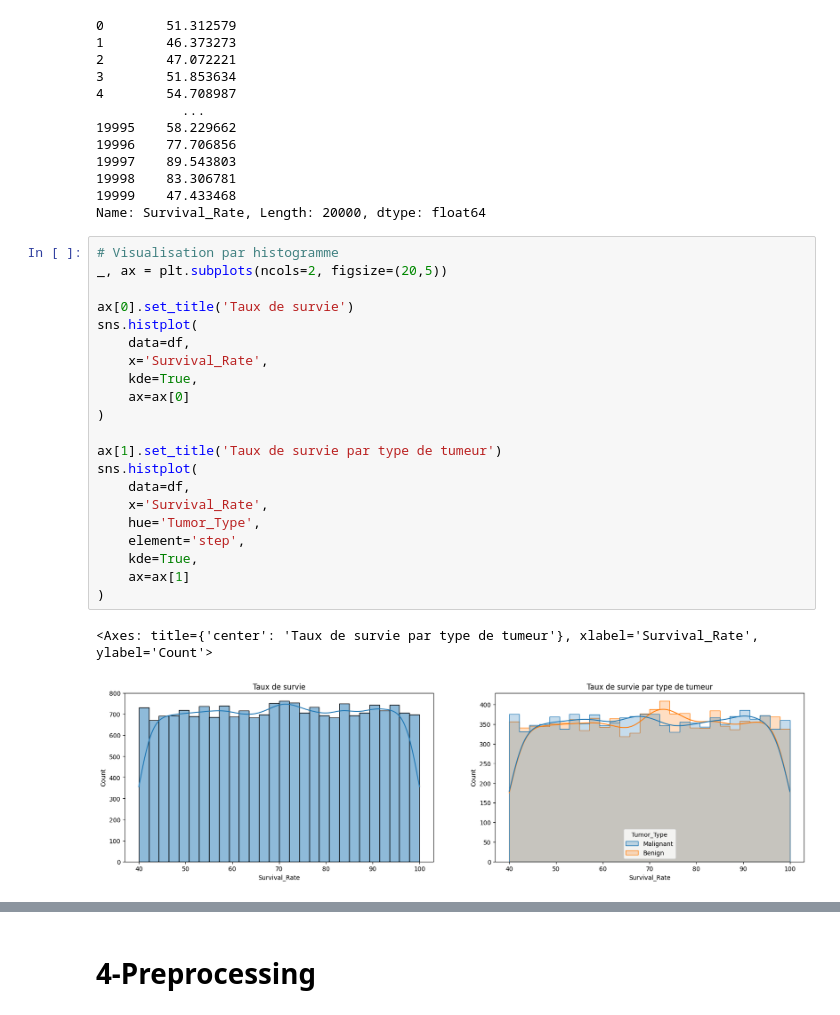
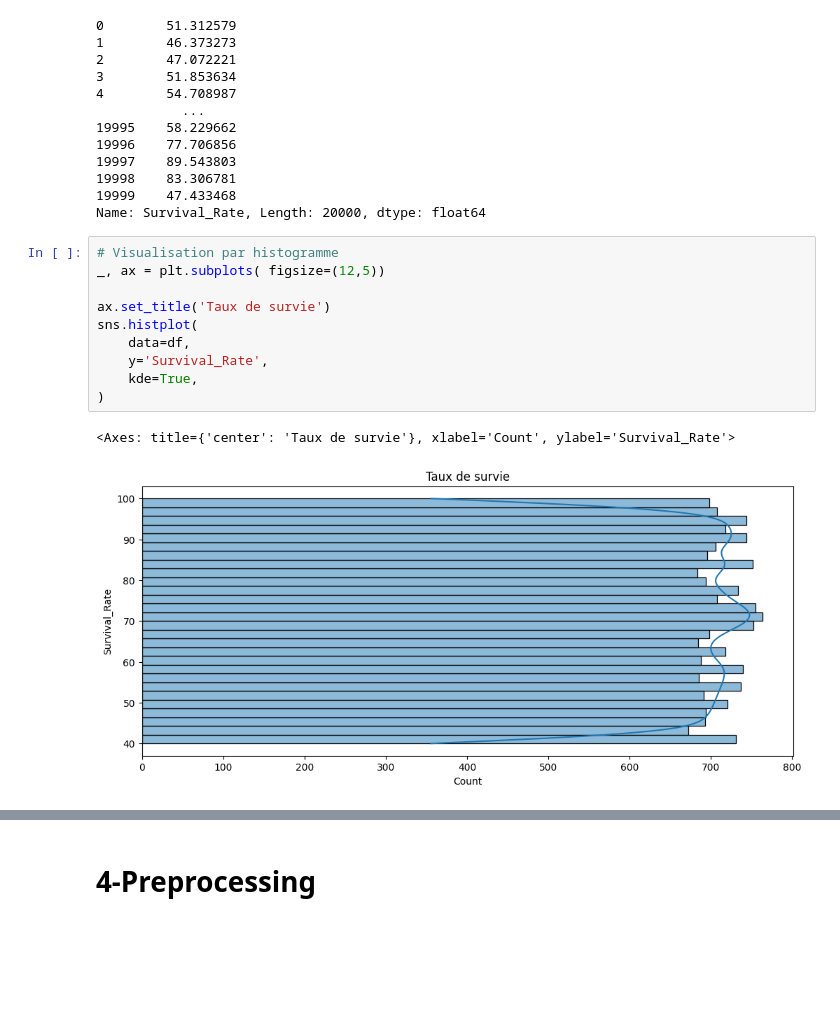
Before and after one commit to matthieugraziani/Machine-Learning, a Jupyter notebook: Survival_analysis.ipynb, the cells around one changed output, grey strips where cells are left out. Saved outputs shown, nothing was run; the diff lists cells and outputs as text; blank space fills up the shorter version.

```diff
--- a/Survival_analysis.ipynb
+++ b/Survival_analysis.ipynb
@@ -125,25 +125,14 @@ df['Survival_Rate']
 Name: Survival_Rate, Length: 20000, dtype: float64
 # %%
 # Visualisation par histogramme
-_, ax = plt.subplots(ncols=2, figsize=(20,5))
+_, ax = plt.subplots( figsize=(12,5))
 
-ax[0].set_title('Taux de survie')
+ax.set_title('Taux de survie')
 sns.histplot(
     data=df,
-    x='Survival_Rate',
+    y='Survival_Rate',
     kde=True,
-    ax=ax[0]
 )
-
-ax[1].set_title('Taux de survie par type de tumeur')
-sns.histplot(
-    data=df,
-    x='Survival_Rate',
-    hue='Tumor_Type',
-    element='step',
-    kde=True,
-    ax=ax[1]
-)
 # %% [output]
-<Axes: title={'center': 'Taux de survie par type de tumeur'}, xlabel='Survival_Rate', ylabel='Count'>
+<Axes: title={'center': 'Taux de survie'}, xlabel='Count', ylabel='Survival_Rate'>
-[figure, old version]
+[figure, new version]
```
Also changed, not shown: parts of 24 cells of this notebook.
